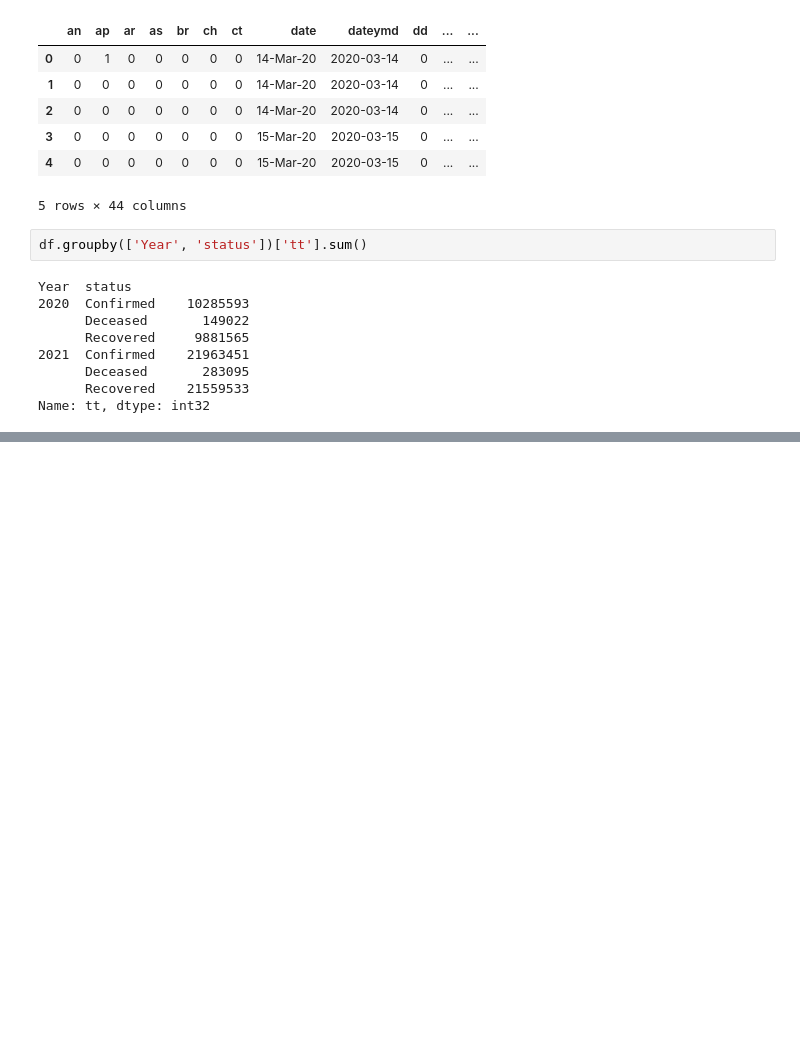
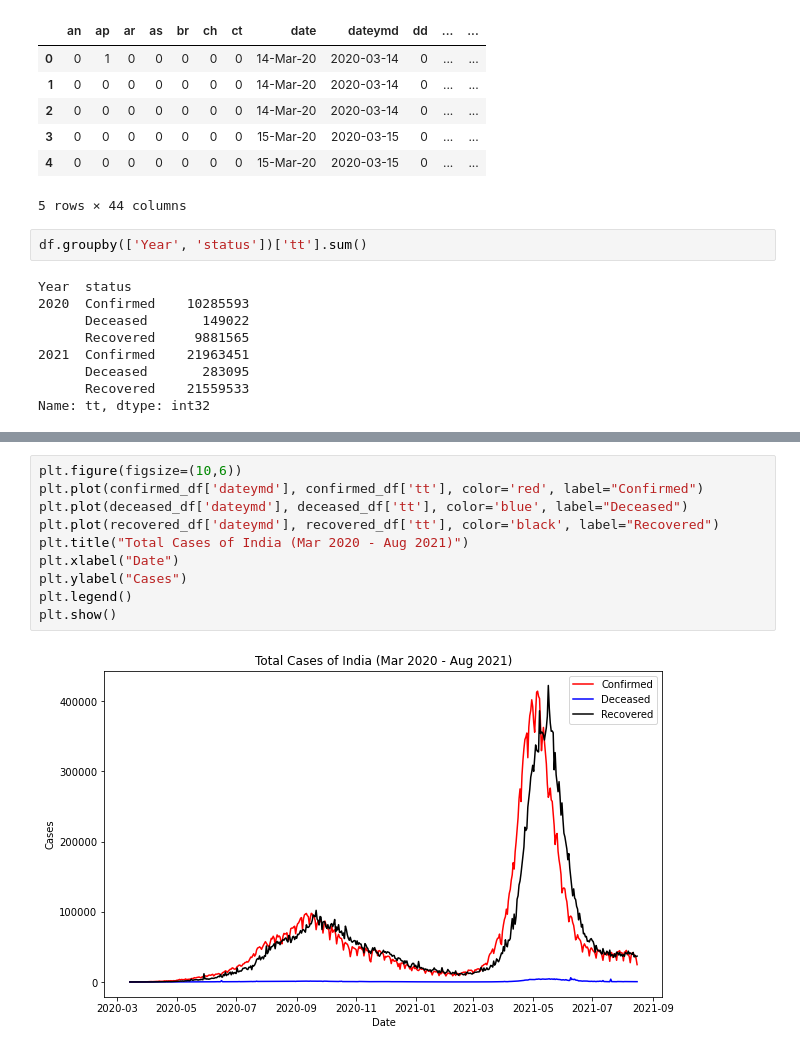
Before and after one commit to brainmentorspvtltd/DU_Maitry_2022, a Jupyter notebook: DataScienceCodes/CovidDataAnalysis.ipynb, the cells around one changed output, grey strips where cells are left out. Drawn from its saved outputs; the diff is of its cells as text; blank space fills up the shorter version.

```diff
--- a/DataScienceCodes/CovidDataAnalysis.ipynb
+++ b/DataScienceCodes/CovidDataAnalysis.ipynb
@@ -107,0 +128,12 @@ Name: tt, dtype: int32
+# %%
+plt.figure(figsize=(10,6))
+plt.plot(confirmed_df['dateymd'], confirmed_df['tt'], color='red', label="Confirmed")
+plt.plot(deceased_df['dateymd'], deceased_df['tt'], color='blue', label="Deceased")
+plt.plot(recovered_df['dateymd'], recovered_df['tt'], color='black', label="Recovered")
+plt.title("Total Cases of India (Mar 2020 - Aug 2021)")
+plt.xlabel("Date")
+plt.ylabel("Cases")
+plt.legend()
+plt.show()
+# %% [output]
+[figure, added]
```
Also changed, not shown: parts of 7 cells of this notebook, 1 other file.
